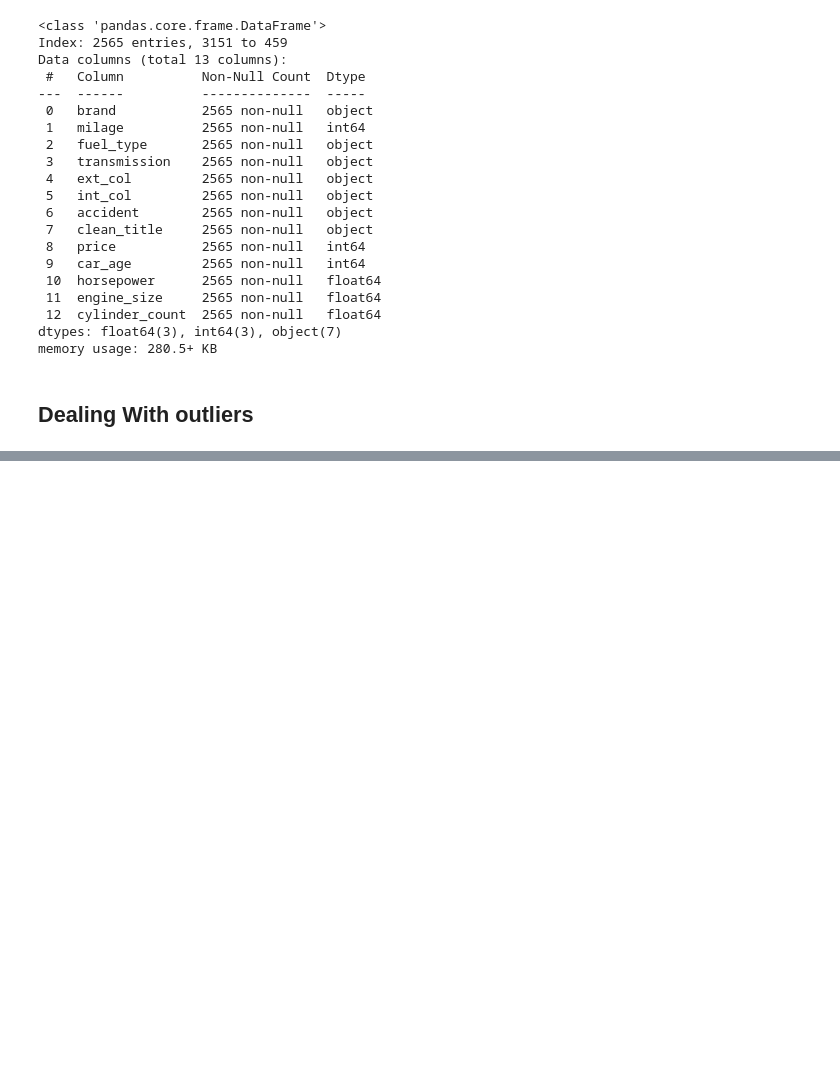
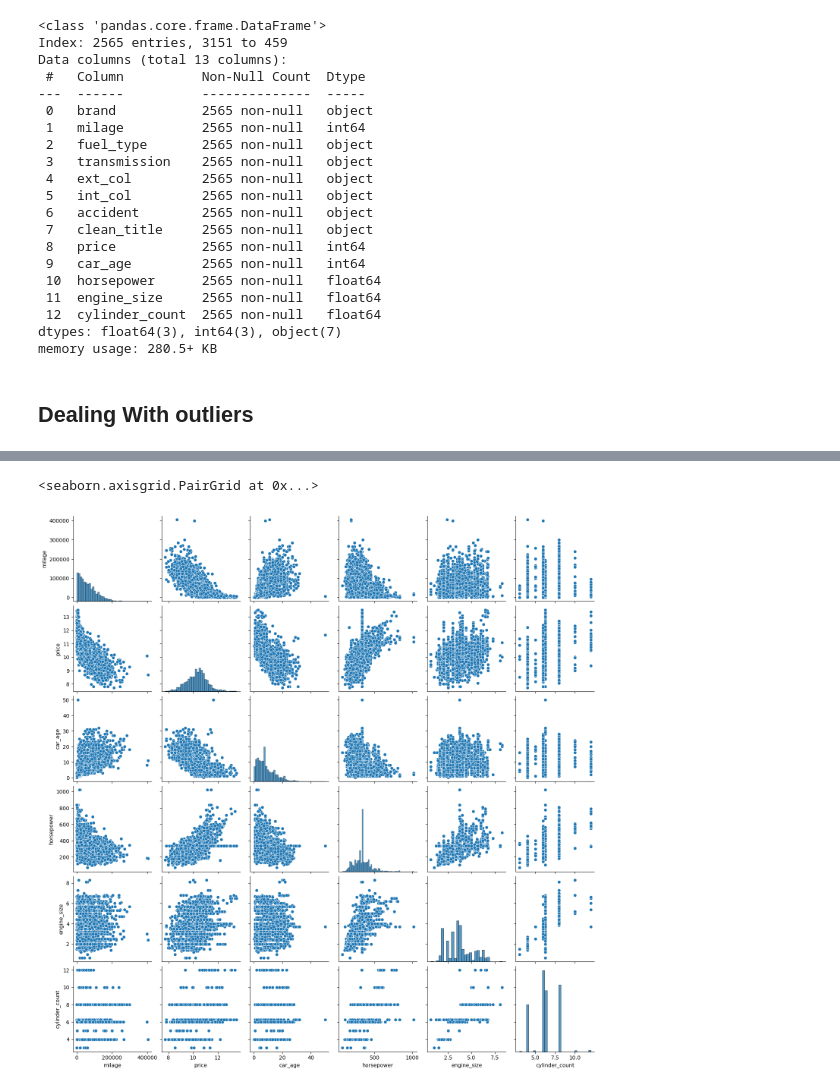
Before and after one commit to Viishwaajeet/Resale-auto-valuation-engine, a Jupyter notebook: notebooks/new_EDA.ipynb, the cells around one changed output, grey strips where cells are left out. Drawn from its saved outputs; the diff is of its cells as text; code cells hidden in the pictures; blank space fills up the shorter version.

```diff
--- a/notebooks/new_EDA.ipynb
+++ b/notebooks/new_EDA.ipynb
@@ -130,0 +175,5 @@ memory usage: 280.5+ KB
+# %%
+sns.pairplot(train_df)
+# %% [output]
+<seaborn.axisgrid.PairGrid at 0x...>
+[figure, added]
```
Also changed, not shown: parts of 9 cells of this notebook.
